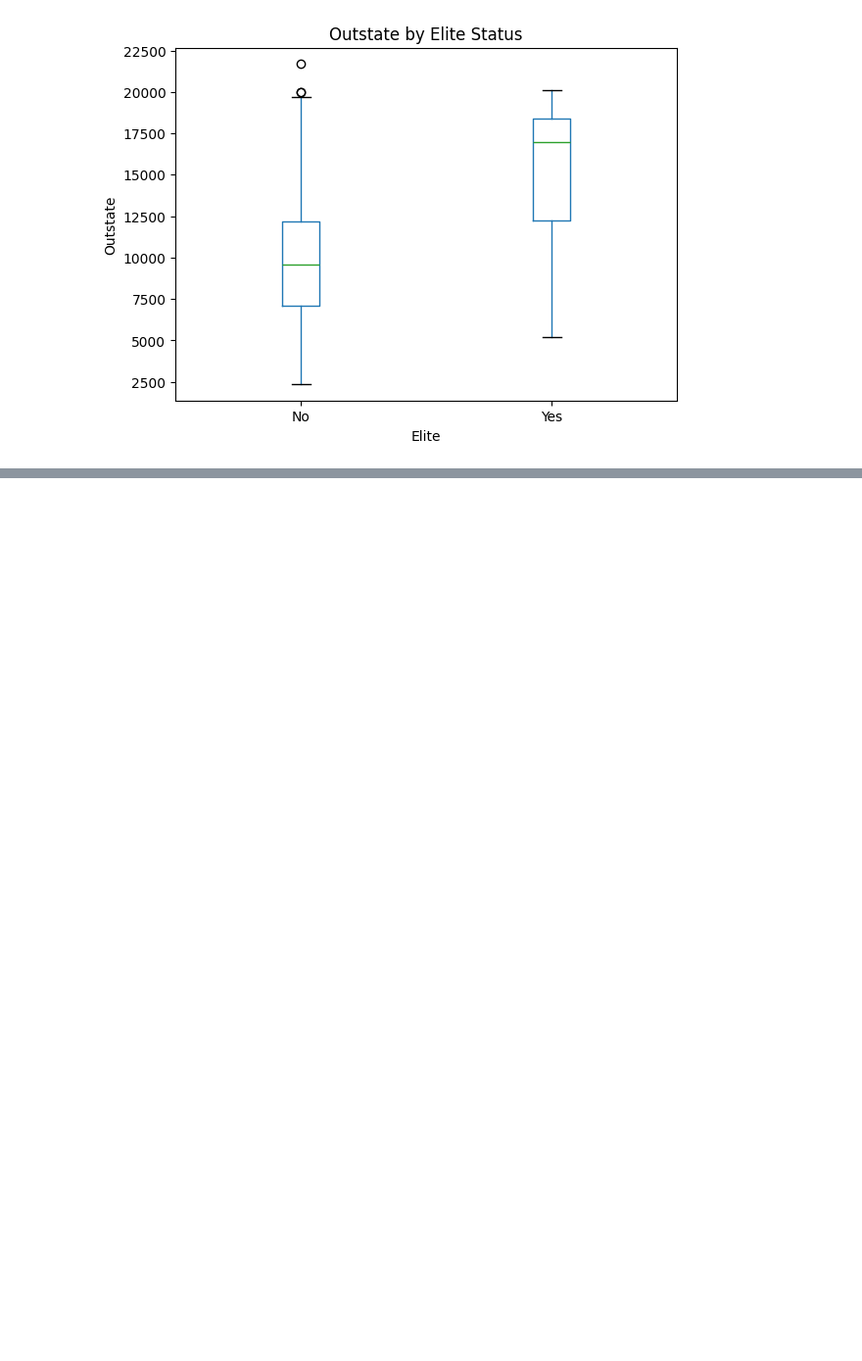
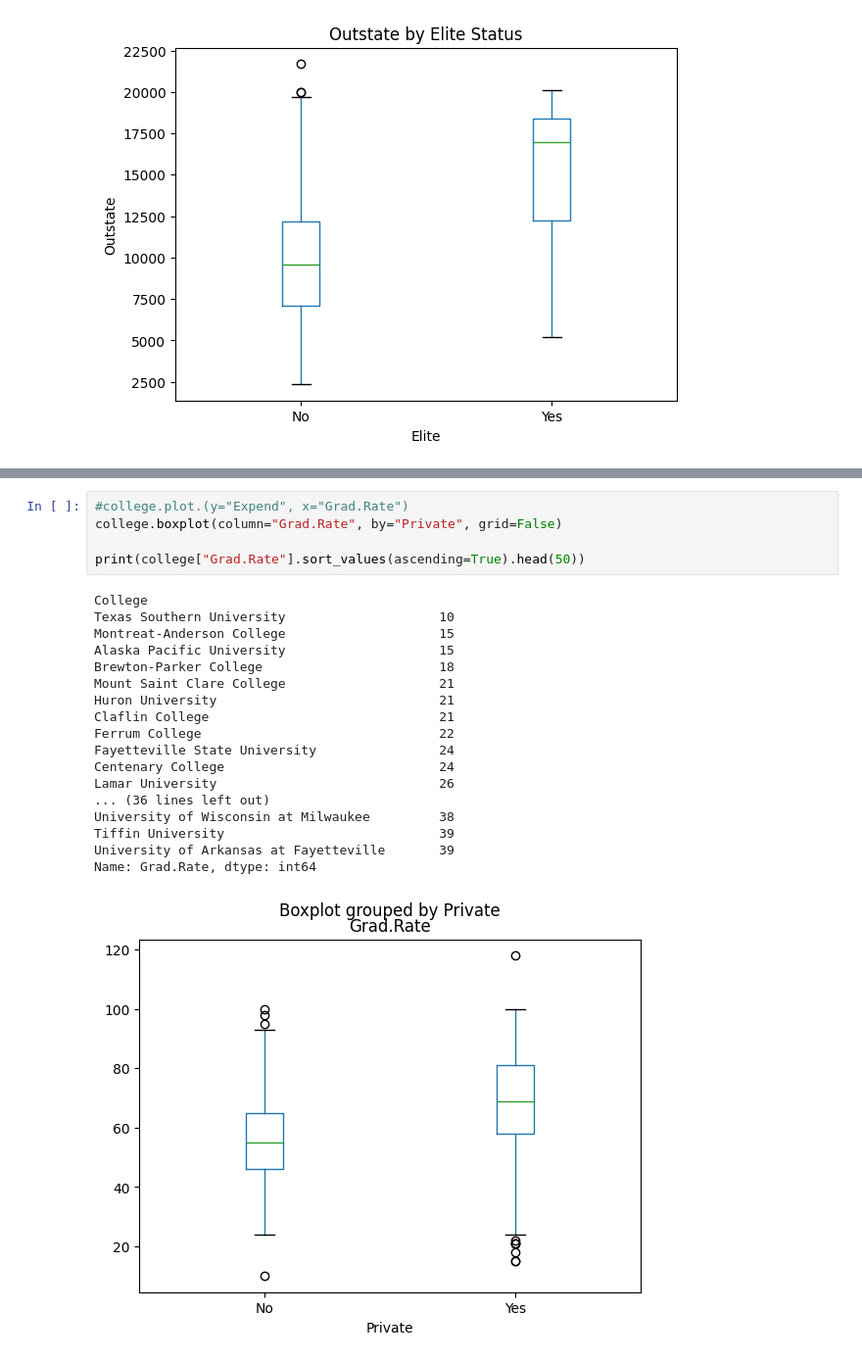
Before and after one commit to HanFredriksson/AI-plugg-filer-Hannes-Fredriksson, a Jupyter notebook: Databehandling/Labb/Labb-Dataprocessing-HT24.ipynb, the cells around one changed output, grey strips where cells are left out. Shown at 98% size. Saved outputs shown, nothing was run; the diff lists cells and outputs as text; blank space fills up the shorter version.

```diff
--- a/Databehandling/Labb/Labb-Dataprocessing-HT24.ipynb
+++ b/Databehandling/Labb/Labb-Dataprocessing-HT24.ipynb
@@ -130,0 +116,24 @@ Name: Top10perc, Length: 777, dtype: int64
+# %%
+#college.plot.(y="Expend", x="Grad.Rate")
+college.boxplot(column="Grad.Rate", by="Private", grid=False)
+
+print(college["Grad.Rate"].sort_values(ascending=True).head(50))
+# %% [output]
+College
+Texas Southern University                    10
+Montreat-Anderson College                    15
+Alaska Pacific University                    15
+Brewton-Parker College                       18
+Mount Saint Clare College                    21
+Huron University                             21
+Claflin College                              21
+Ferrum College                               22
+Fayetteville State University                24
+Centenary College                            24
+Lamar University                             26
+... (36 lines left out)
+University of Wisconsin at Milwaukee         38
+Tiffin University                            39
+University of Arkansas at Fayetteville       39
+Name: Grad.Rate, dtype: int64
+[figure, added]
```
Also changed, not shown: parts of 1 cell of this notebook, 2 other files.
